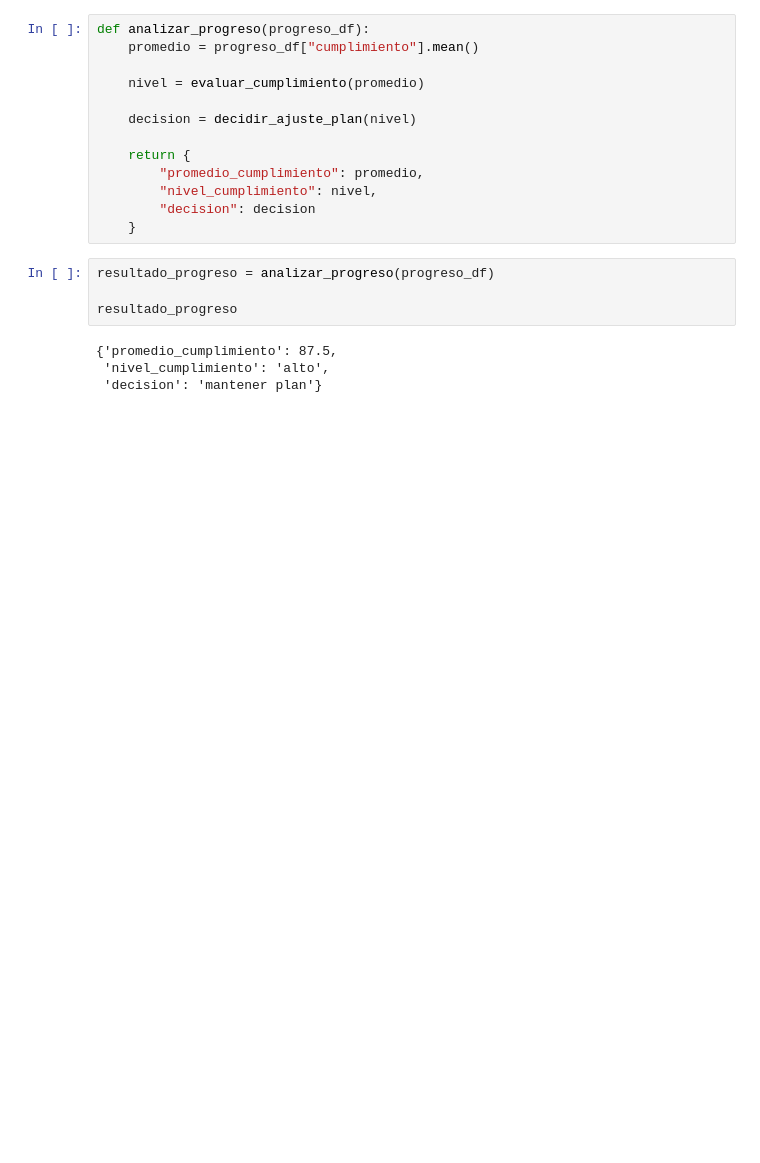
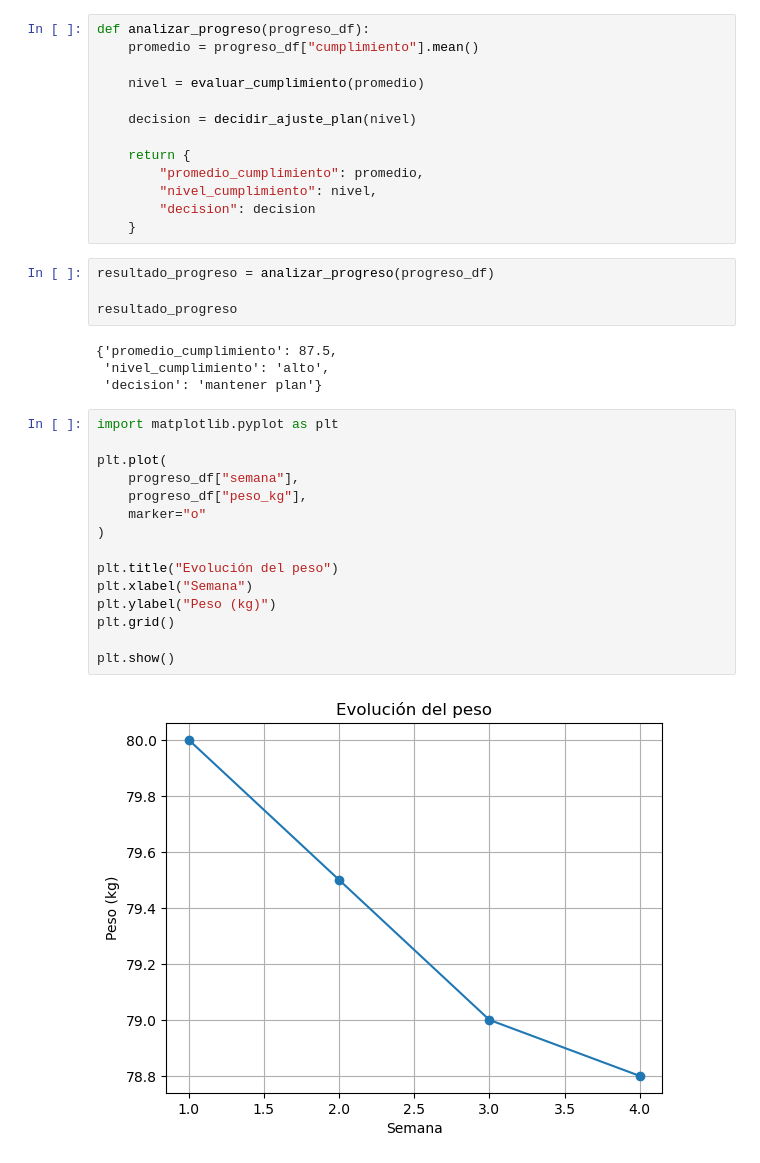
Before and after one commit to luci-o/LIFE-FIT, a Jupyter notebook: IA/index.ipynb, the cells around one changed output. Saved outputs shown, nothing was run; the diff lists cells and outputs as text; blank space fills up the shorter version.

```diff
--- a/IA/index.ipynb
+++ b/IA/index.ipynb
@@ -3034,3 +3034,20 @@ resultado_progreso
 {'promedio_cumplimiento': 87.5,
  'nivel_cumplimiento': 'alto',
  'decision': 'mantener plan'}
+# %%
+import matplotlib.pyplot as plt
+
+plt.plot(
+    progreso_df["semana"],
+    progreso_df["peso_kg"],
+    marker="o"
+)
+
+plt.title("Evolución del peso")
+plt.xlabel("Semana")
+plt.ylabel("Peso (kg)")
+plt.grid()
+
+plt.show()
+# %% [output]
+[figure, added]
```
Also changed, not shown: parts of 45 cells of this notebook.
